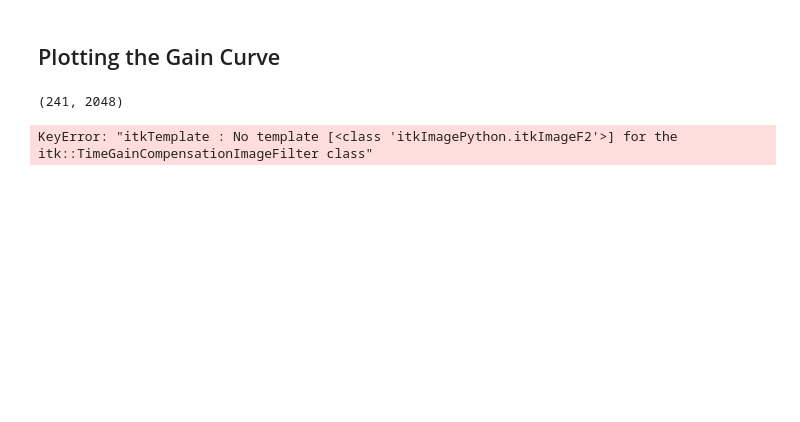
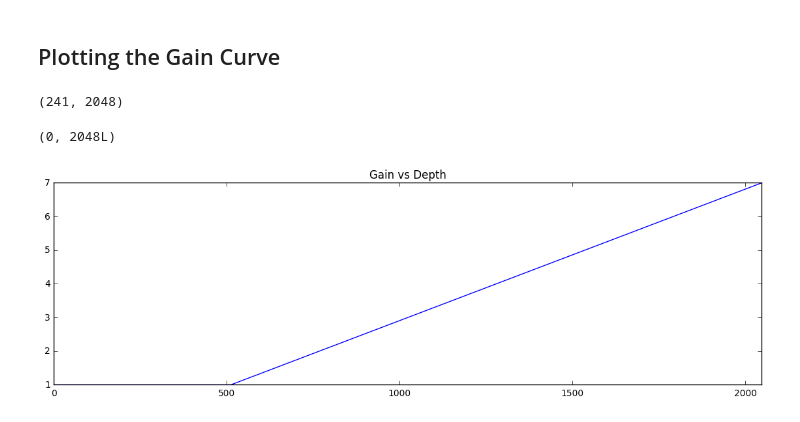
Before and after one commit to KitwareMedical/ITKUltrasound, a Jupyter notebook: examples/Notebooks/TimeGainCompensation.ipynb, the cells around one changed output. Cells and saved outputs as stored; diff of their text form; code cells hidden in the pictures; blank space fills up the shorter version.

```diff
--- a/examples/Notebooks/TimeGainCompensation.ipynb
+++ b/examples/Notebooks/TimeGainCompensation.ipynb
@@ -196,7 +183,18 @@ ones_array = np.ones((11, 2048), dtype=np.float32)
 ones_image = itk.PyBuffer[ScanConvertedImageType].GetImageFromArray(ones_array)
 # %%
 OnesTGCType = itk.TimeGainCompensationImageFilter[ScanConvertedImageType]
-ones_tgc_filter= OnesTGCType.New()
+ones_tgc_filter = OnesTGCType.New()
 ones_tgc_filter.SetInput(ones_image)
+ones_tgc_filter.SetGain(gain)
+ones_tgc_filter.Update()
-# %% [output]
-KeyError: "itkTemplate : No template [<class 'itkImagePython.itkImageF2'>] for the itk::TimeGainCompensationImageFilter class"
+# %%
+gain_array = itk.GetArrayViewFromImage(ones_tgc_filter)
+# %%
+fig = plt.figure(3, figsize=(14, 4))
+ax = fig.add_subplot(1,1,1)
+ax.plot(gain_array[120, :])
+ax.set_title('Gain vs Depth')
+ax.set_xlim(0, aline_samples)
+# %% [output]
+(0, 2048L)
+[figure, added]
```
Also changed, not shown: parts of 8 cells of this notebook.
